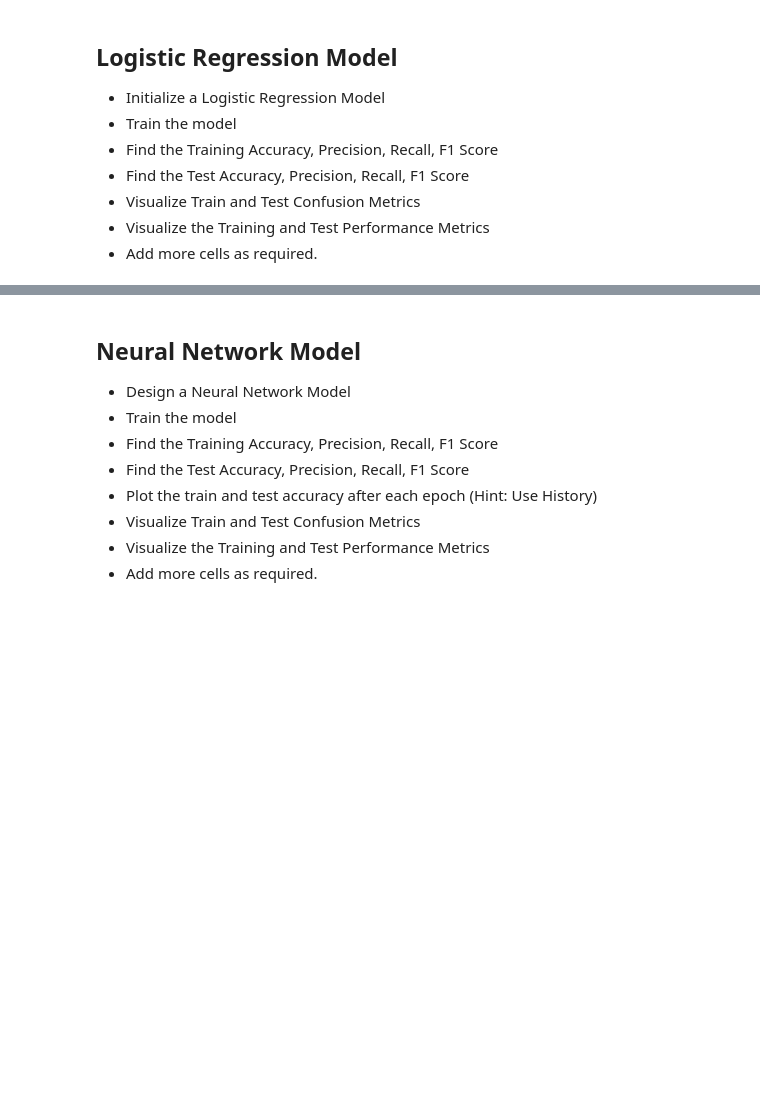
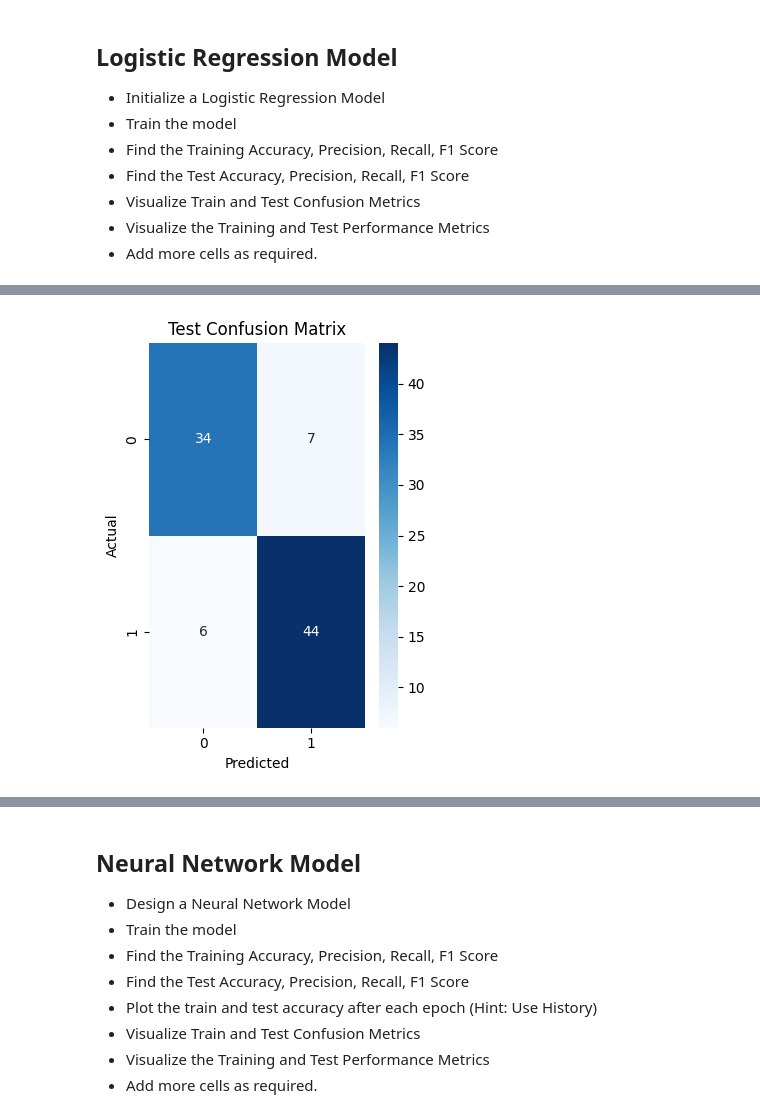
Before and after one commit to saverin0/heart-disease-task, a Jupyter notebook: Binary_Classification_Assignment.ipynb, the cells around one changed output, grey strips where cells are left out. Saved outputs shown, nothing was run; the diff lists cells and outputs as text; code cells hidden in the pictures; blank space fills up the shorter version.

```diff
--- a/Binary_Classification_Assignment.ipynb
+++ b/Binary_Classification_Assignment.ipynb
@@ -292,0 +213,10 @@ df_encoded.head()
+# %%
+plt.subplot(1, 2, 2)
+sns.heatmap(confusion_matrix(y_test, y_test_pred), annot=True, fmt='d', cmap='Blues')
+plt.title('Test Confusion Matrix')
+plt.xlabel('Predicted')
+plt.ylabel('Actual')
+plt.tight_layout()
+plt.show()
+# %% [output]
+[figure, added]
```
Also changed, not shown: parts of 74 cells of this notebook.
